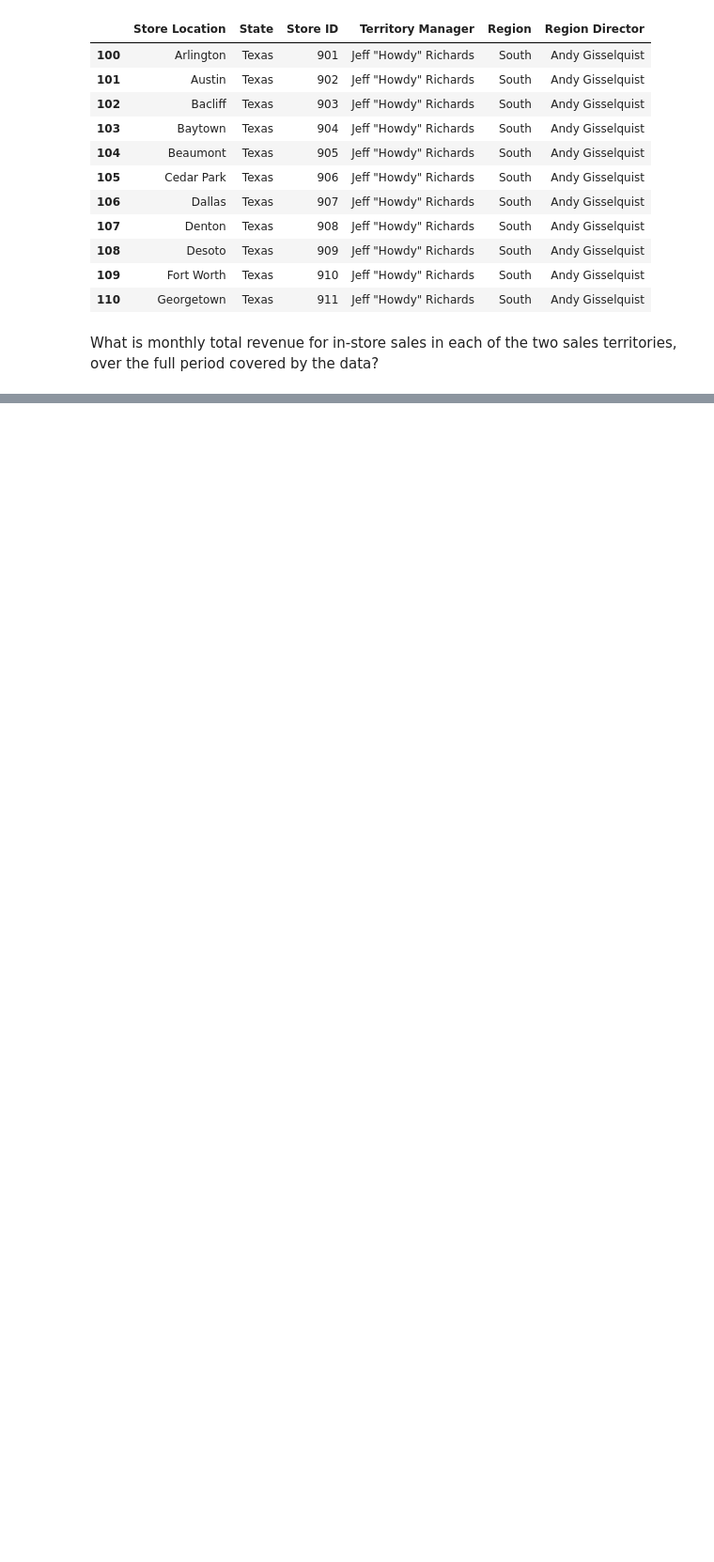
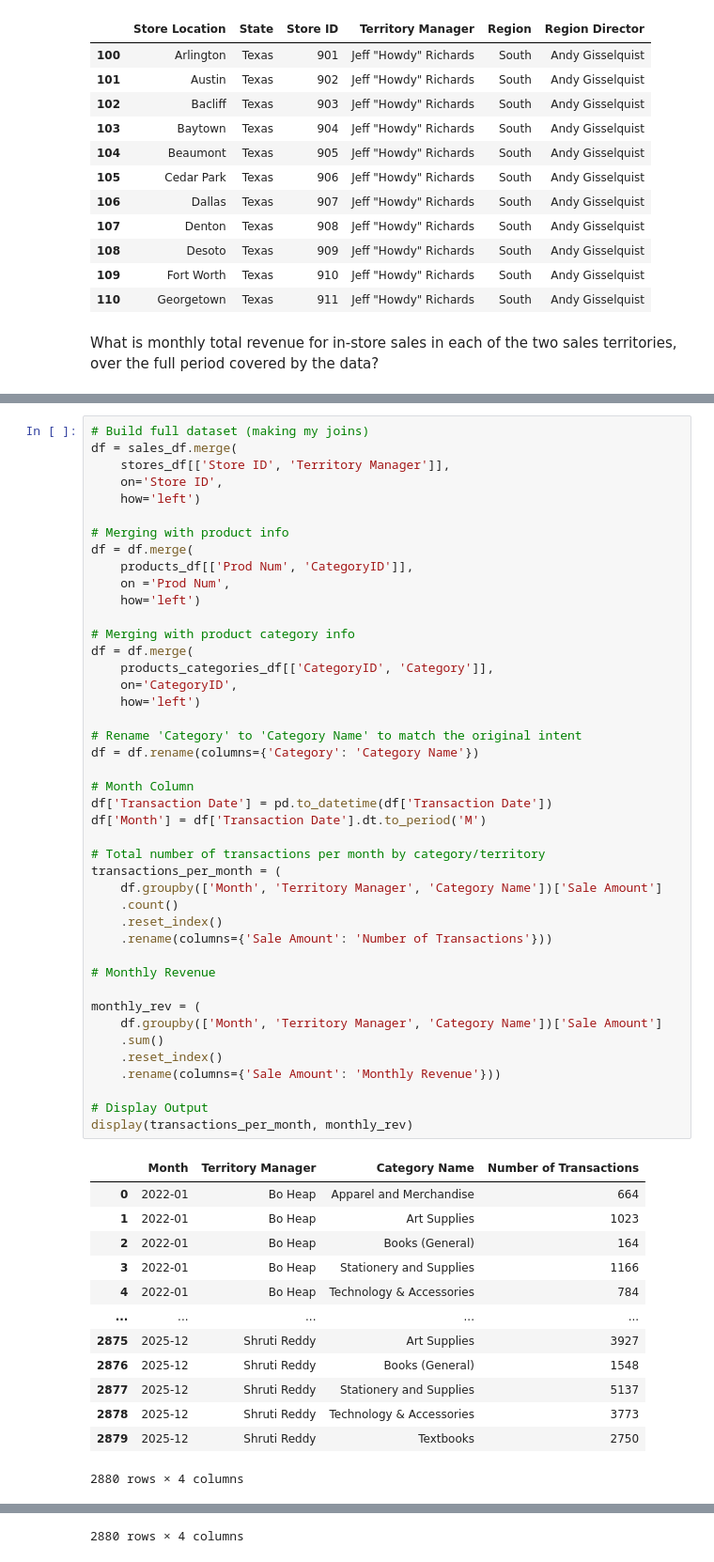
Before and after one commit to elandverymuchnothing/Capstone_2, a Jupyter notebook: lastname_sales_analysis.ipynb, the cells around one changed output, grey strips where cells are left out. Shown at 94% size. Saved outputs shown, nothing was run; the diff lists cells and outputs as text; blank space fills up the shorter version.

```diff
--- a/lastname_sales_analysis.ipynb
+++ b/lastname_sales_analysis.ipynb
@@ -253,0 +447,57 @@ display(monthly_rev)
+# %%
+# Build full dataset (making my joins)
+df = sales_df.merge(
+    stores_df[['Store ID', 'Territory Manager']],
+    on='Store ID',
+    how='left')
+
+# Merging with product info
+df = df.merge(
+    products_df[['Prod Num', 'CategoryID']],
+    on ='Prod Num',
+    how='left')
+
+# Merging with product category info
+df = df.merge(
+    products_categories_df[['CategoryID', 'Category']],
+    on='CategoryID',
+    how='left')
+
+# Rename 'Category' to 'Category Name' to match the original intent
+df = df.rename(columns={'Category': 'Category Name'})
+
+# Month Column
+df['Transaction Date'] = pd.to_datetime(df['Transaction Date'])
+df['Month'] = df['Transaction Date'].dt.to_period('M')
+
+# Total number of transactions per month by category/territory
+transactions_per_month = (
+    df.groupby(['Month', 'Territory Manager', 'Category Name'])['Sale Amount']
+    .count()
+    .reset_index()
+    .rename(columns={'Sale Amount': 'Number of Transactions'}))
+
+# Monthly Revenue
+
+monthly_rev = (
+    df.groupby(['Month', 'Territory Manager', 'Category Name'])['Sale Amount']
+    .sum()
+    .reset_index()
+    .rename(columns={'Sale Amount': 'Monthly Revenue'}))
+
+# Display Output
+display(transactions_per_month, monthly_rev)
+# %% [output]
+|  | Month | Territory Manager | Category Name | Number of Transactions |
+| 0 | 2022-01 | Bo Heap | Apparel and Merchandise | 664 |
+| 1 | 2022-01 | Bo Heap | Art Supplies | 1023 |
+| 2 | 2022-01 | Bo Heap | Books (General) | 164 |
+| 3 | 2022-01 | Bo Heap | Stationery and Supplies | 1166 |
+| 4 | 2022-01 | Bo Heap | Technology & Accessories | 784 |
+| ... | ... | ... | ... | ... |
+| 2875 | 2025-12 | Shruti Reddy | Art Supplies | 3927 |
+| 2876 | 2025-12 | Shruti Reddy | Books (General) | 1548 |
+| 2877 | 2025-12 | Shruti Reddy | Stationery and Supplies | 5137 |
+| 2878 | 2025-12 | Shruti Reddy | Technology & Accessories | 3773 |
+| 2879 | 2025-12 | Shruti Reddy | Textbooks | 2750 |
+2880 rows × 4 columns
@@ -253,0 +516 @@ display(monthly_rev)
+2880 rows × 4 columns
```
Also changed, not shown: parts of 18 cells of this notebook.
